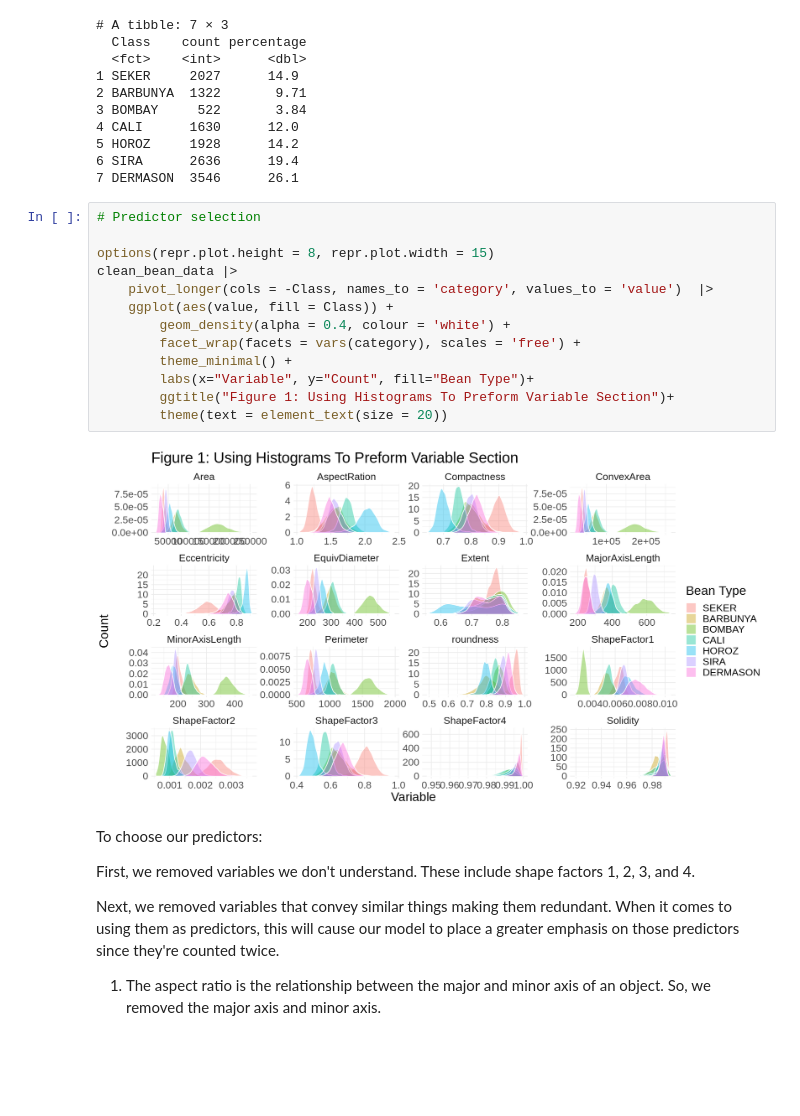
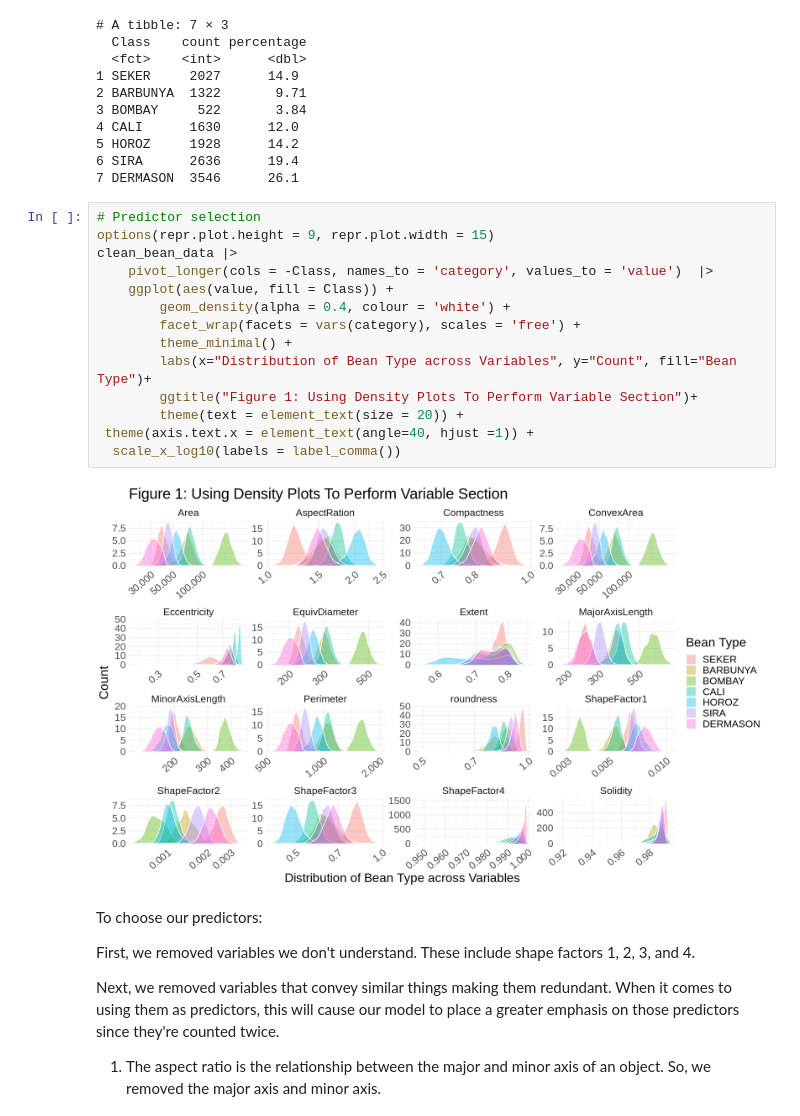
Before and after one commit to pranjali-22/DSCI100, a Jupyter notebook: Final Project.ipynb, the cells around one changed output. Cells and saved outputs as stored; diff of their text form; blank space fills up the shorter version.

Commit message:
fixed figure 1 density plot axis and figure 2 k selection plot

```diff
--- a/Final Project.ipynb
+++ b/Final Project.ipynb
@@ -149,19 +131,20 @@ print(bean_number)
 7 DERMASON  3546      26.1
 # %%
 # Predictor selection
-
-options(repr.plot.height = 8, repr.plot.width = 15)
+options(repr.plot.height = 9, repr.plot.width = 15)
 clean_bean_data |>
     pivot_longer(cols = -Class, names_to = 'category', values_to = 'value')  |>
     ggplot(aes(value, fill = Class)) +
         geom_density(alpha = 0.4, colour = 'white') +
         facet_wrap(facets = vars(category), scales = 'free') +
         theme_minimal() +
-        labs(x="Variable", y="Count", fill="Bean Type")+
-        ggtitle("Figure 1: Using Histograms To Preform Variable Section")+
-        theme(text = element_text(size = 20))
+        labs(x="Distribution of Bean Type across Variables", y="Count", fill="Bean Type")+
+        ggtitle("Figure 1: Using Density Plots To Perform Variable Section")+
+        theme(text = element_text(size = 20)) +
+ theme(axis.text.x = element_text(angle=40, hjust =1)) +
+  scale_x_log10(labels = label_comma())
 # %% [output]
-[figure, old version]
+[figure, new version]
 # %% [markdown]
 To choose our predictors:
 
```
Also changed, not shown: parts of 8 cells of this notebook.
